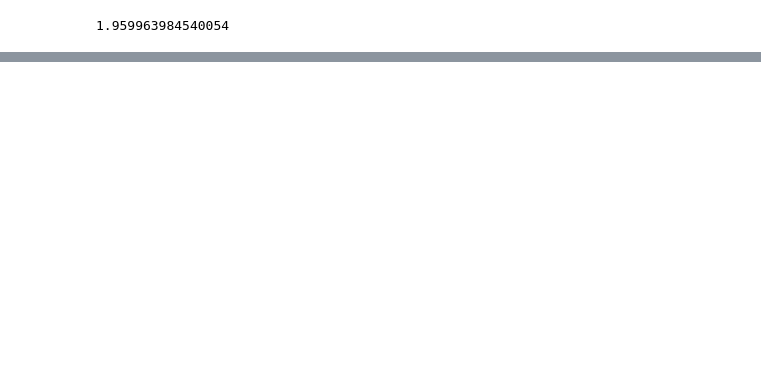
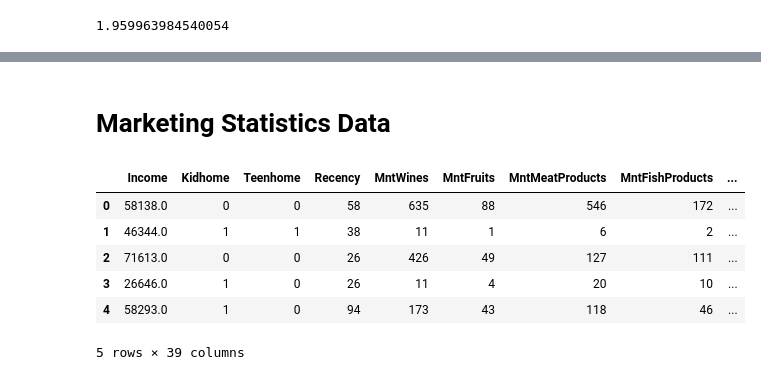
Before and after one commit to s-lasch/Notebooks, a Jupyter notebook: Normal Distributions.ipynb, the cells around one changed output, grey strips where cells are left out. Saved outputs shown, nothing was run; the diff lists cells and outputs as text; code cells hidden in the pictures; blank space fills up the shorter version.

```diff
--- a/Normal Distributions.ipynb
+++ b/Normal Distributions.ipynb
@@ -101,0 +102,13 @@ df.describe()
+# %% [markdown]
+# **Marketing Statistics Data**
+# %%
+df = pd.read_csv("https://raw.githubusercontent.com/nailson/ifood-data-business-analyst-test/master/ifood_df.csv")
+df.head()
+# %% [output]
+|  | Income | Kidhome | Teenhome | Recency | MntWines | MntFruits | MntMeatProducts | MntFishProducts | ... |
+| 0 | 58138.0 | 0 | 0 | 58 | 635 | 88 | 546 | 172 | ... |
+| 1 | 46344.0 | 1 | 1 | 38 | 11 | 1 | 6 | 2 | ... |
+| 2 | 71613.0 | 0 | 0 | 26 | 426 | 49 | 127 | 111 | ... |
+| 3 | 26646.0 | 1 | 0 | 26 | 11 | 4 | 20 | 10 | ... |
+| 4 | 58293.0 | 1 | 0 | 94 | 173 | 43 | 118 | 46 | ... |
+5 rows × 39 columns
```
Also changed, not shown: parts of 14 cells of this notebook.
